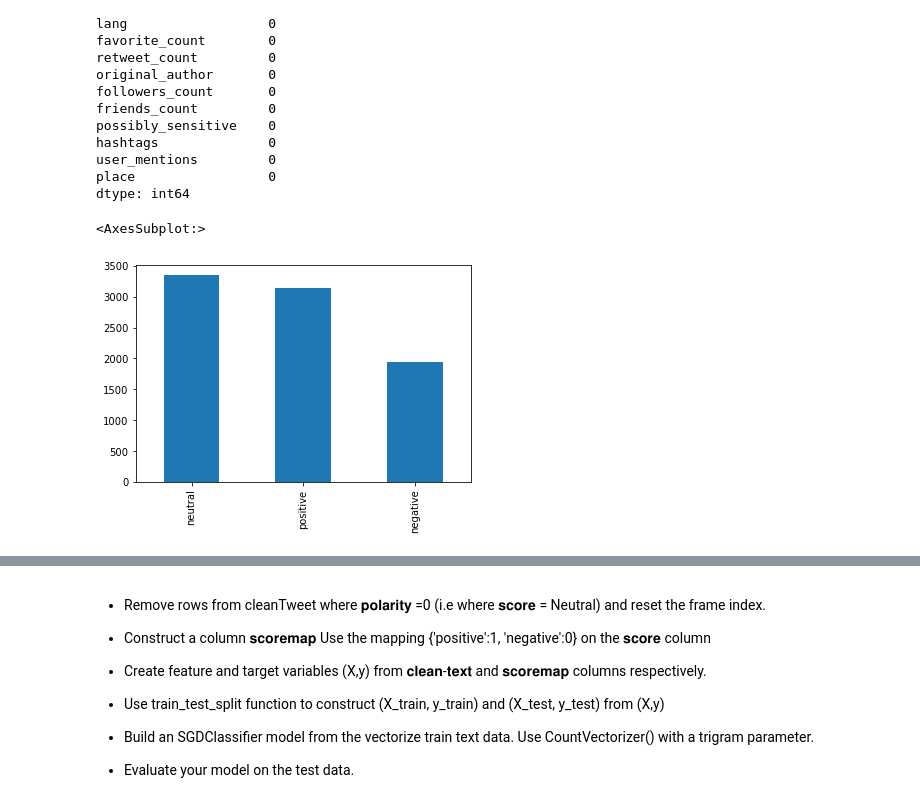
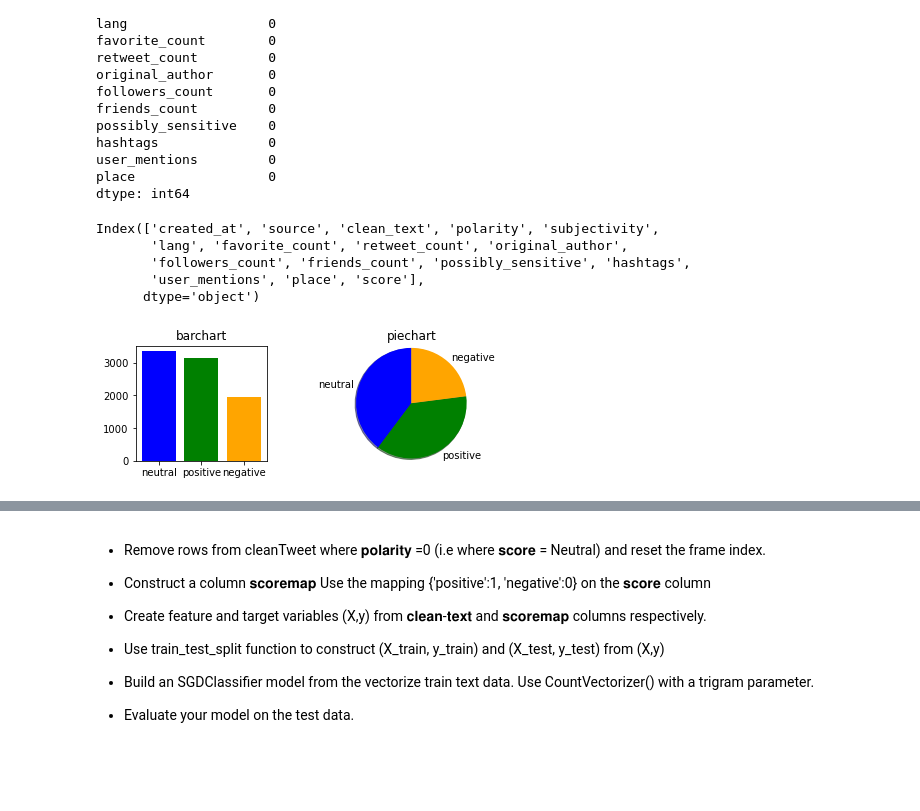
Before and after one commit to degagawolde/twitter-data-analysis, a Jupyter notebook: JupyterNotebooks/EDA.ipynb, the cells around one changed output, grey strips where cells are left out. Drawn from its saved outputs; the diff is of its cells as text; code cells hidden in the pictures; blank space fills up the shorter version.

Commit message:
draw the pie and bar chart side by side

```diff
--- a/JupyterNotebooks/EDA.ipynb
+++ b/JupyterNotebooks/EDA.ipynb
@@ -159,10 +159,12 @@ user_mentions         0
 place                 0
 dtype: int64
 # %%
-def text_category(p)->str:
-    if p<0:
-        return 'negative'
-    elif p==0:
-        return 'neutral'
-    else:
-        return 'positive'
+pre_processor = DataPreparation(clean_tweet_data)
+clean_tweet_data_score = pre_processor.create_score(clean_tweet_data)
+clean_tweet_data_score.columns
+# %% [output]
+Index(['created_at', 'source', 'clean_text', 'polarity', 'subjectivity',
+       'lang', 'favorite_count', 'retweet_count', 'original_author',
+       'followers_count', 'friends_count', 'possibly_sensitive', 'hashtags',
+       'user_mentions', 'place', 'score'],
+      dtype='object')
@@ -171,6 +171,23 @@ clean_tweet_data['score'] = clean_tweet_data['polarity'].apply(text_category)
 # %%
 #barchart
-clean_tweet_data['score'].value_counts().plot(kind='bar')
+sentiment_count = clean_tweet_data_score['score'].value_counts()#.plot(kind='bar')
+keys =list(sentiment_count.keys())
+counts = [item for key,item in sentiment_count.items()]
+
+fig, ax = plt.subplots(1,2)
+
+ax[0].bar(keys, counts, tick_label = keys,
+        width = 0.8, color = ['blue', 'green','orange'])
+ax[0].set_title('barchart')
+
+ax[1].pie(counts, labels = keys,
+          startangle=90,
+          shadow = True,
+          colors = ['blue', 'green','orange'],
+          radius = 1.2)
+ax[1].set_title('piechart')
+plt.subplots_adjust(left=0.2, right=0.99,
+                    bottom=0.2, top=0.6,
+                    wspace=0.6, hspace=0.4)
 # %% [output]
-<AxesSubplot:>
-[figure, old version]
+[figure, new version]
```
Also changed, not shown: parts of 13 cells of this notebook, 1 other file.
